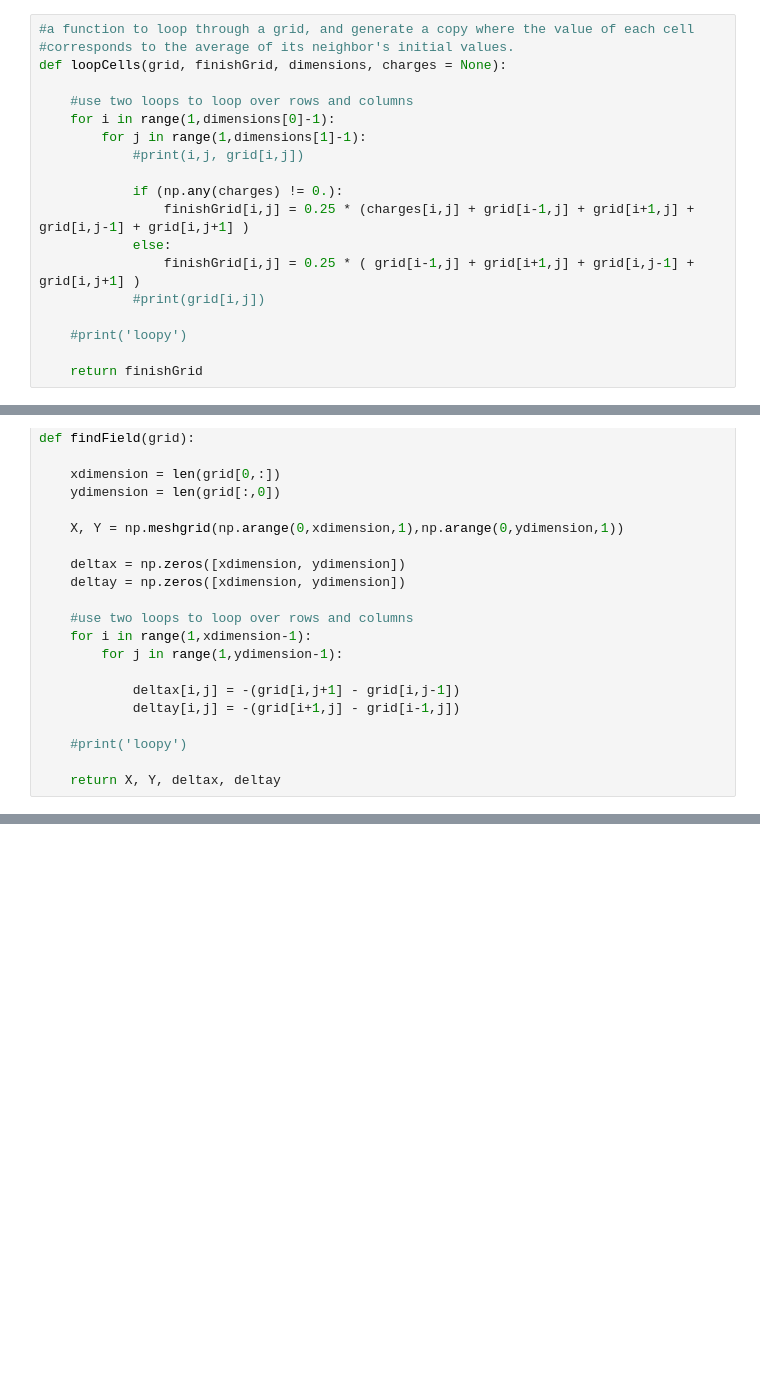
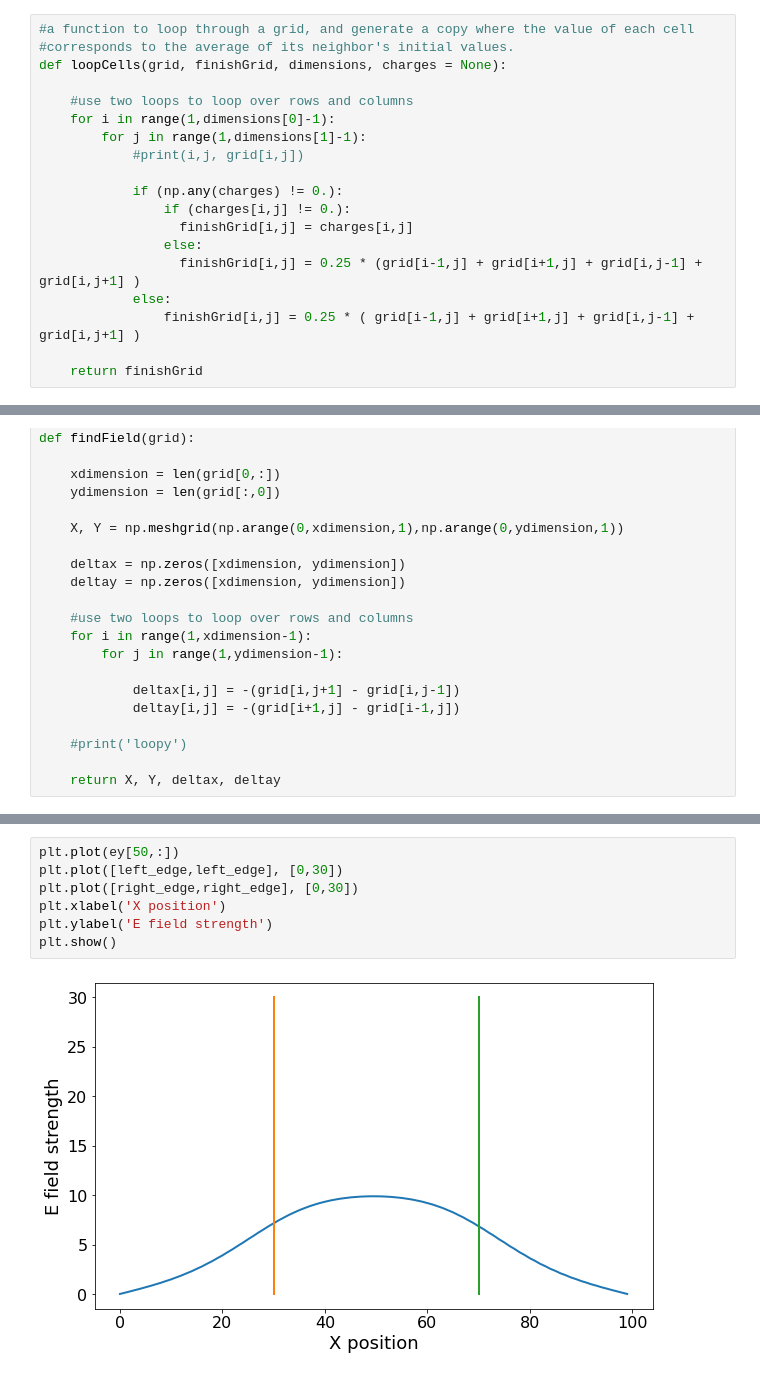
Before and after one commit to PHYS486-S22/PHYS486-S22, a Jupyter notebook: SampleNotebooks/ProjectTwo_Relaxation.ipynb, the cells around one changed output, grey strips where cells are left out. Cells and saved outputs as stored; diff of their text form; blank space fills up the shorter version.

```diff
--- a/SampleNotebooks/ProjectTwo_Relaxation.ipynb
+++ b/SampleNotebooks/ProjectTwo_Relaxation.ipynb
@@ -37,11 +45,11 @@ def loopCells(grid, finishGrid, dimensions, charges = None):
             #print(i,j, grid[i,j])
 
             if (np.any(charges) != 0.):
-                finishGrid[i,j] = 0.25 * (charges[i,j] + grid[i-1,j] + grid[i+1,j] + grid[i,j-1] + grid[i,j+1] )
+                if (charges[i,j] != 0.):
+                  finishGrid[i,j] = charges[i,j]
+                else:
+                  finishGrid[i,j] = 0.25 * (grid[i-1,j] + grid[i+1,j] + grid[i,j-1] + grid[i,j+1] )
             else:
                 finishGrid[i,j] = 0.25 * ( grid[i-1,j] + grid[i+1,j] + grid[i,j-1] + grid[i,j+1] )
-            #print(grid[i,j])
-
-    #print('loopy')
 
     return finishGrid
@@ -206,3 +228,12 @@ plt.savefig('200x200_final_grid_withField.jpg', bbox_inches='tight')
+# %%
+plt.plot(ey[50,:])
+plt.plot([left_edge,left_edge], [0,30])
+plt.plot([right_edge,right_edge], [0,30])
+plt.xlabel('X position')
+plt.ylabel('E field strength')
+plt.show()
+# %% [output]
+[figure, added]
 # %%
 #determine how the grid evolved
 diff_grid = finalGrid - initialGrid
```
Also changed, not shown: parts of 14 cells of this notebook.
